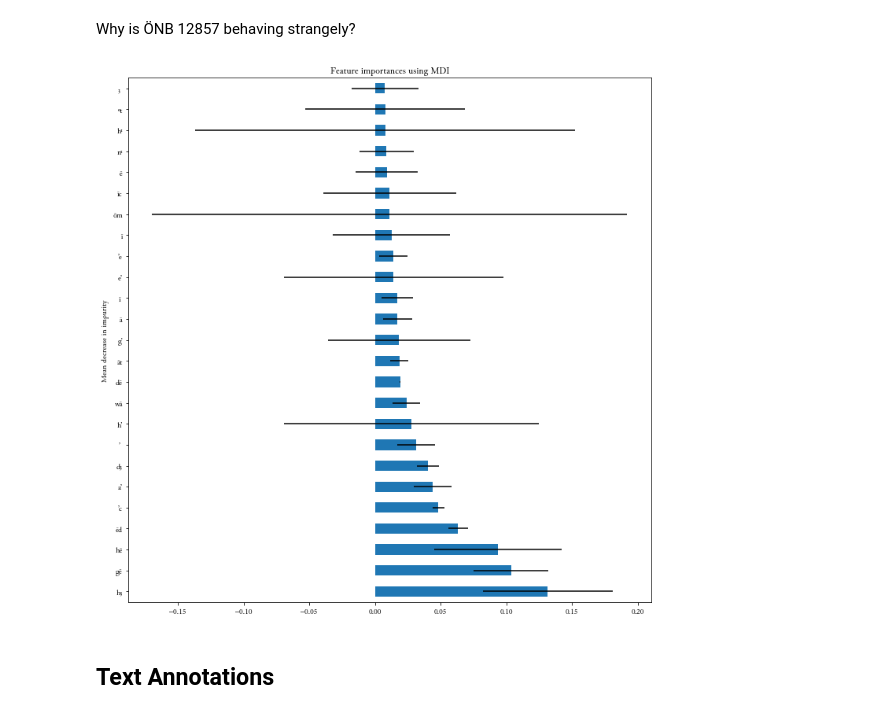
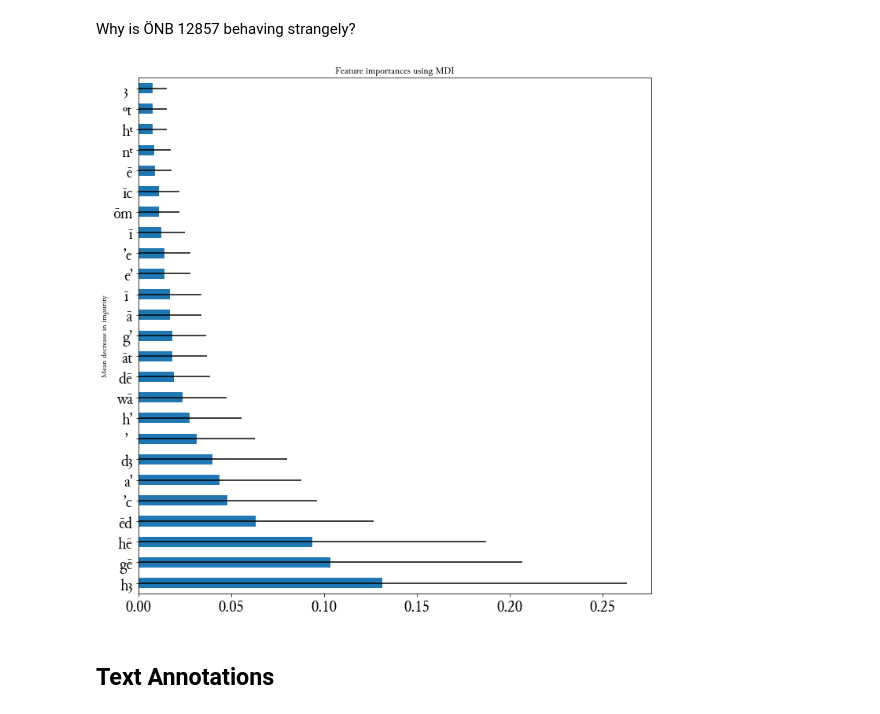
Before and after one commit to WHaverals/silentvoices, a Jupyter notebook: src/speculum-scribe.ipynb, the cells around one changed output. Drawn from its saved outputs; the diff is of its cells as text; code cells hidden in the pictures.

```diff
--- a/src/speculum-scribe.ipynb
+++ b/src/speculum-scribe.ipynb
@@ -439,28 +455,30 @@ Why is ÖNB 12857 behaving strangely?
 # %%
 classes = ['W' if sig == 'Wenen, ONB, 12857' else 'rest' for sig in alpha['signature']]
 
 from sklearn.ensemble import RandomForestClassifier
 
 feature_names = vectorizer.get_feature_names()
 forest = RandomForestClassifier(random_state=0)
 forest.fit(BOW, classes)
 
 importances = forest.feature_importances_
 std = np.std([tree.feature_importances_ for tree in forest.estimators_], axis=0)
 
 cutoff = 25
 forest_importances = pd.Series(importances, index=feature_names)
+std = pd.Series(std, index=feature_names)
 forest_importances = forest_importances.sort_values(ascending=False).head(cutoff)
+std = forest_importances.loc[forest_importances.index].head(cutoff)
 
 plt.rcParams["font.family"] = "Junicode"
 
 fig, ax = plt.subplots(figsize=(10, 10))
-forest_importances.plot.barh(xerr=std[:cutoff], ax=ax)
+forest_importances.plot.barh(xerr=std, ax=ax, fontsize=20)
 ax.set_title("Feature importances using MDI")
 ax.set_ylabel("Mean decrease in impurity")
 fig.tight_layout()
 # %% [output]
-[figure, old version]
+[figure, new version]
 # %% [markdown]
 ## Text Annotations
 # %% [markdown]
```
Also changed, not shown: parts of 6 cells of this notebook.
